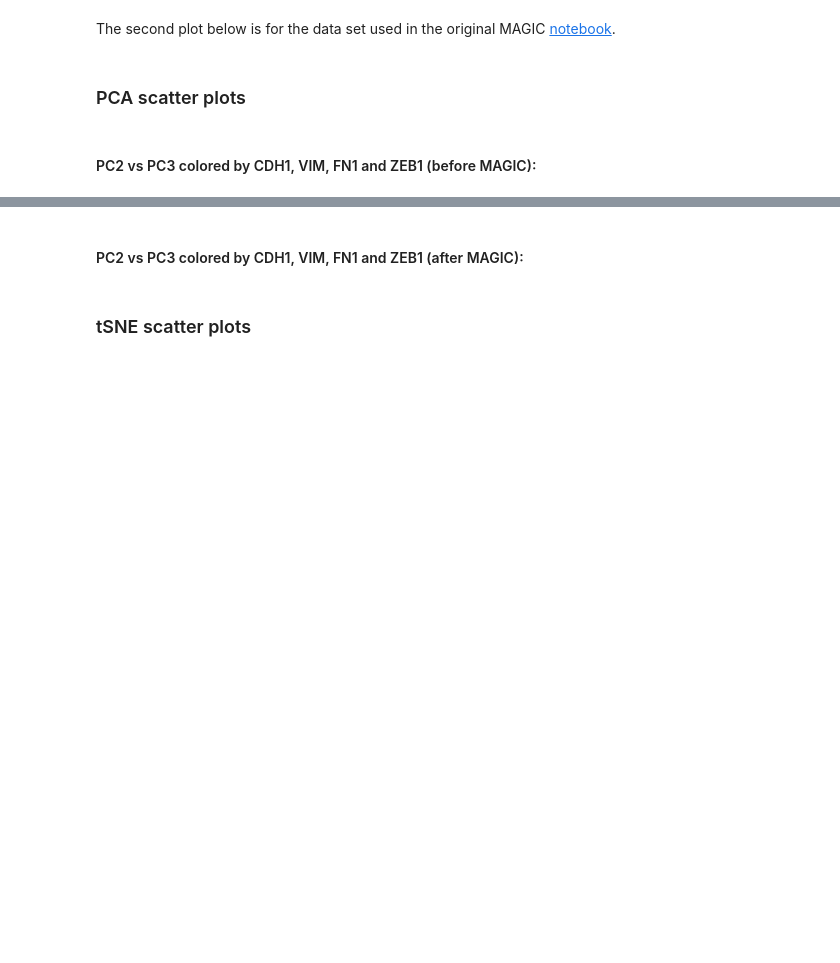
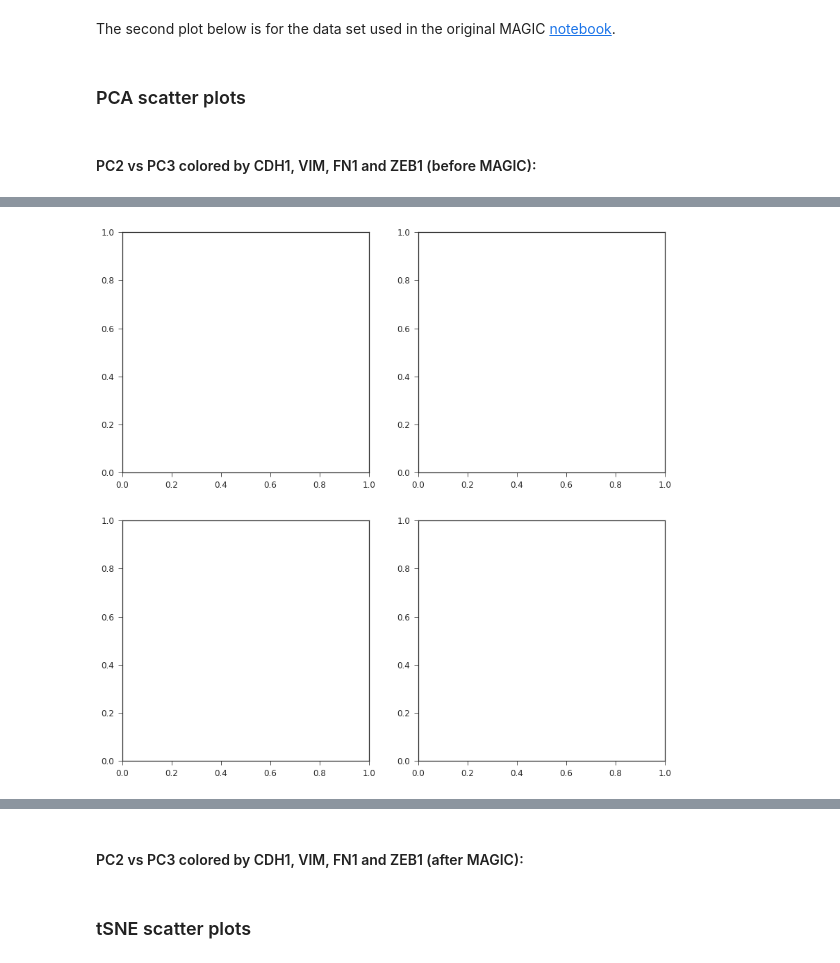
Before and after one commit to helenjin/scanalysis, a Jupyter notebook: notebooks/SCAnalysis.ipynb, the cells around one changed output, grey strips where cells are left out. Cells and saved outputs as stored; diff of their text form; code cells hidden in the pictures; blank space fills up the shorter version.

```diff
--- a/notebooks/SCAnalysis.ipynb
+++ b/notebooks/SCAnalysis.ipynb
@@ -389,2 +411,6 @@ ax.set_zlim(35, 150)
 # %%
 scanalysis.plots.plot.FigureGrid(2).savefig('h')
+# %%
+fig = scanalysis.plots.plot.FigureGrid(4,max_cols=2, scale=7)
+# %% [output]
+[figure, added]
```
Also changed, not shown: parts of 48 cells of this notebook, 1 other file.
